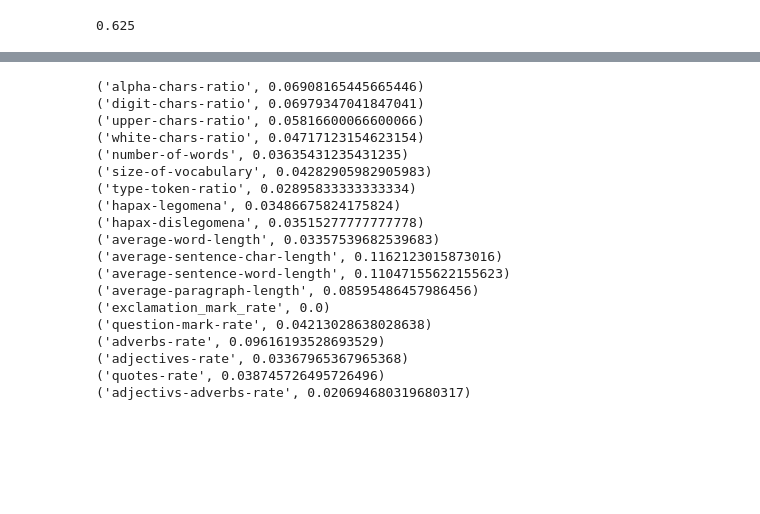
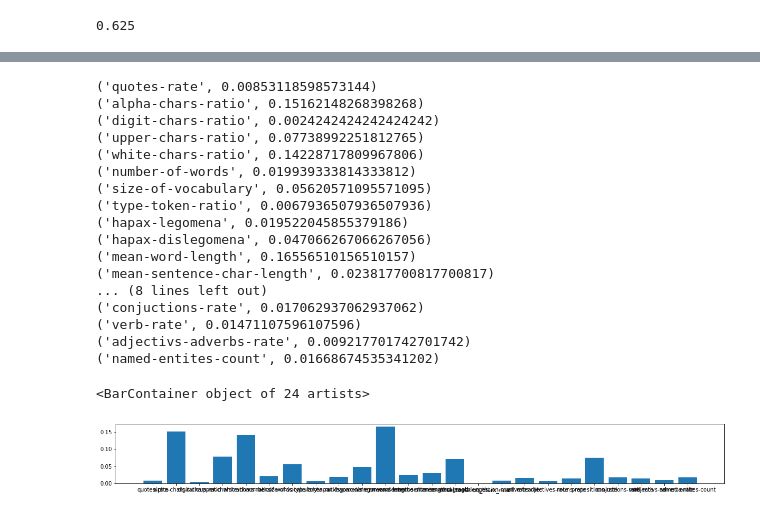
Before and after one commit to MauroJurada/NLP-Project, a Jupyter notebook: Article exploration .ipynb, the cells around one changed output, grey strips where cells are left out. Saved outputs shown, nothing was run; the diff lists cells and outputs as text; code cells hidden in the pictures; blank space fills up the shorter version.

```diff
--- a/Article exploration .ipynb
+++ b/Article exploration .ipynb
@@ -320,25 +369,29 @@ et.score(X_test, Y_test)
 # %%
-features = et.feature_importances_
+features = rf.feature_importances_
 features
 for smth in zip(X_train.columns, features):
     print(smth)
 # %% [output]
-('alpha-chars-ratio', 0.06908165445665446)
-('digit-chars-ratio', 0.06979347041847041)
-('upper-chars-ratio', 0.05816600066600066)
-('white-chars-ratio', 0.04717123154623154)
-('number-of-words', 0.03635431235431235)
-('size-of-vocabulary', 0.04282905982905983)
-('type-token-ratio', 0.02895833333333334)
-('hapax-legomena', 0.03486675824175824)
-('hapax-dislegomena', 0.03515277777777778)
-('average-word-length', 0.03357539682539683)
-('average-sentence-char-length', 0.1162123015873016)
-('average-sentence-word-length', 0.11047155622155623)
-('average-paragraph-length', 0.08595486457986456)
-('exclamation_mark_rate', 0.0)
-('question-mark-rate', 0.04213028638028638)
-('adverbs-rate', 0.09616193528693529)
-('adjectives-rate', 0.03367965367965368)
-('quotes-rate', 0.038745726495726496)
-('adjectivs-adverbs-rate', 0.020694680319680317)
+('quotes-rate', 0.00853118598573144)
+('alpha-chars-ratio', 0.15162148268398268)
+('digit-chars-ratio', 0.0024242424242424242)
+('upper-chars-ratio', 0.07738992251812765)
+('white-chars-ratio', 0.14228717809967806)
+('number-of-words', 0.019939333814333812)
+('size-of-vocabulary', 0.05620571095571095)
+('type-token-ratio', 0.0067936507936507936)
+('hapax-legomena', 0.019522045855379186)
+('hapax-dislegomena', 0.047066267066267056)
+('mean-word-length', 0.16556510156510157)
+('mean-sentence-char-length', 0.023817700817700817)
+... (8 lines left out)
+('conjuctions-rate', 0.017062937062937062)
+('verb-rate', 0.01471107596107596)
+('adjectivs-adverbs-rate', 0.009217701742701742)
+('named-entites-count', 0.01668674535341202)
+# %%
+plt.figure(figsize=(20, 2))
+plt.bar(X_train.columns, features)
+# %% [output]
+<BarContainer object of 24 artists>
+[figure, added]
```
Also changed, not shown: parts of 20 cells of this notebook.
